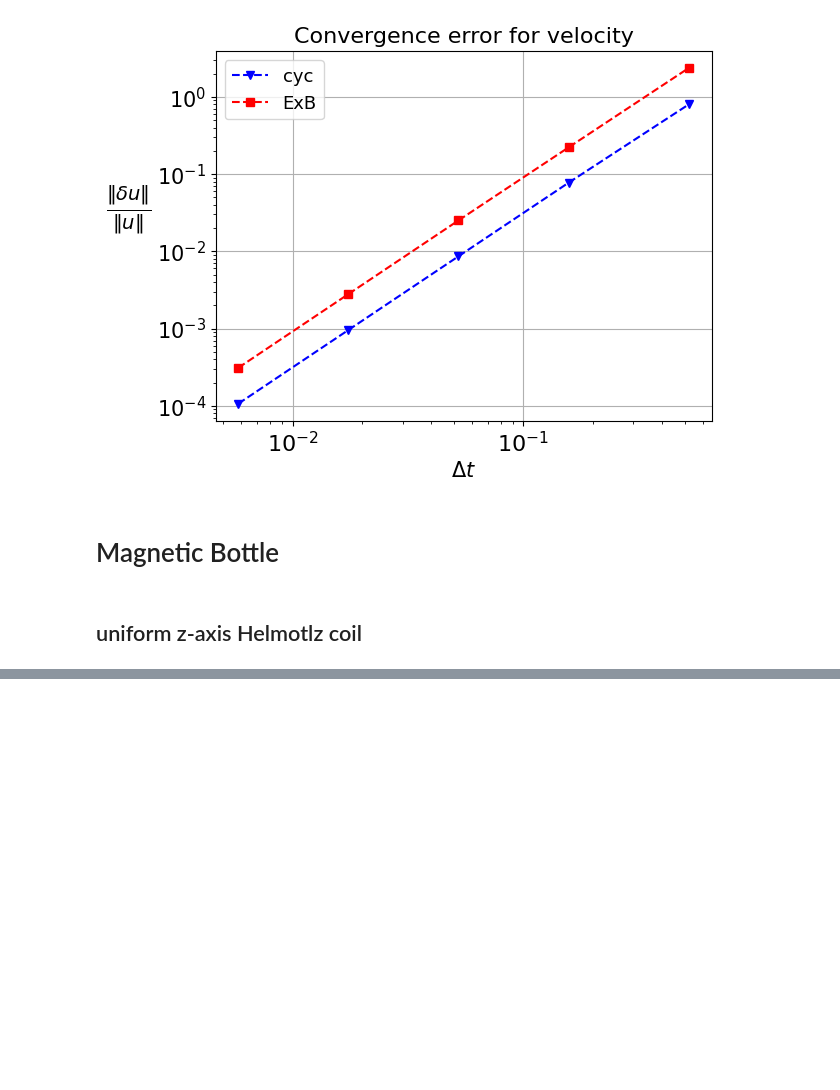
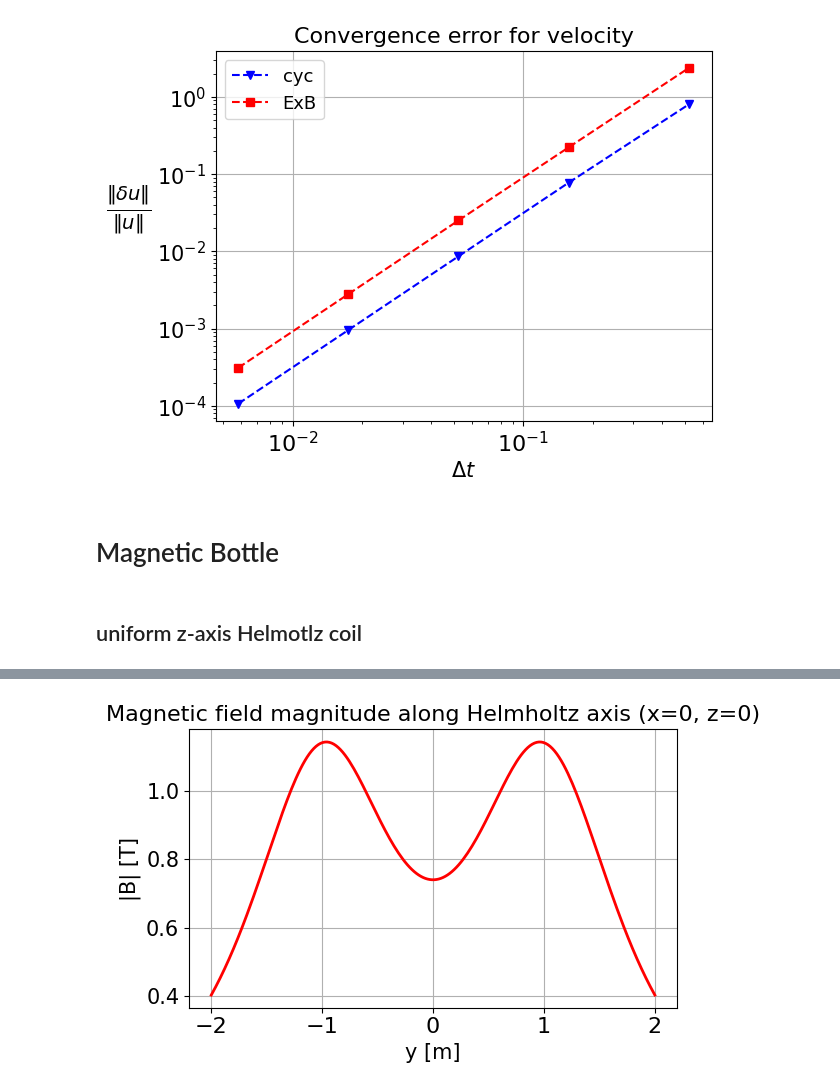
Before and after one commit to Sworzzy/PIC-PPF, a Jupyter notebook: main.ipynb, the cells around one changed output, grey strips where cells are left out. Cells and saved outputs as stored; diff of their text form; code cells hidden in the pictures; blank space fills up the shorter version.

```diff
--- a/main.ipynb
+++ b/main.ipynb
@@ -345,0 +453,8 @@ NameError: name 'Bcoil' is not defined
+# %%
+I = 1000  # electric current
+N = 50    # define a grid of N^3 points
+x = np.linspace(-1, 2, N)  # spatial points in x
+y = np.linspace(-1, 2, N)  # spatial points in y
+z = np.linspace(-1, 2, N)  # spatial points in z
+x, y, z = np.meshgrid(x, y, z)  # meshgrid
+zplane  = int(round(N/2))  # define z=0 plane
@@ -345,0 +526,24 @@ NameError: name 'Bcoil' is not defined
+# %%
+import numpy as np
+import matplotlib.pyplot as plt
+
+# --- define axis points ---
+yvals = np.linspace(-2, 2, 200)   # adjust to your coil spacing and scale
+Bmag = np.zeros_like(yvals)
+
+# --- compute B at each point (x=0, z=0) ---
+for i, y in enumerate(yvals):
+    B = BH([0, y, 0])             # evaluate your BH(x) function
+    Bmag[i] = np.linalg.norm(B)   # compute magnitude
+
+# --- plot ---
+plt.figure(figsize=(6,4))
+plt.plot(yvals, Bmag, 'r-', lw=2)
+plt.xlabel('y [m]')
+plt.ylabel('|B| [T]')
+plt.title('Magnetic field magnitude along Helmholtz axis (x=0, z=0)')
+plt.grid(True)
+plt.tight_layout()
+plt.show()
+# %% [output]
+[figure, added]
```
Also changed, not shown: parts of 14 cells of this notebook.
